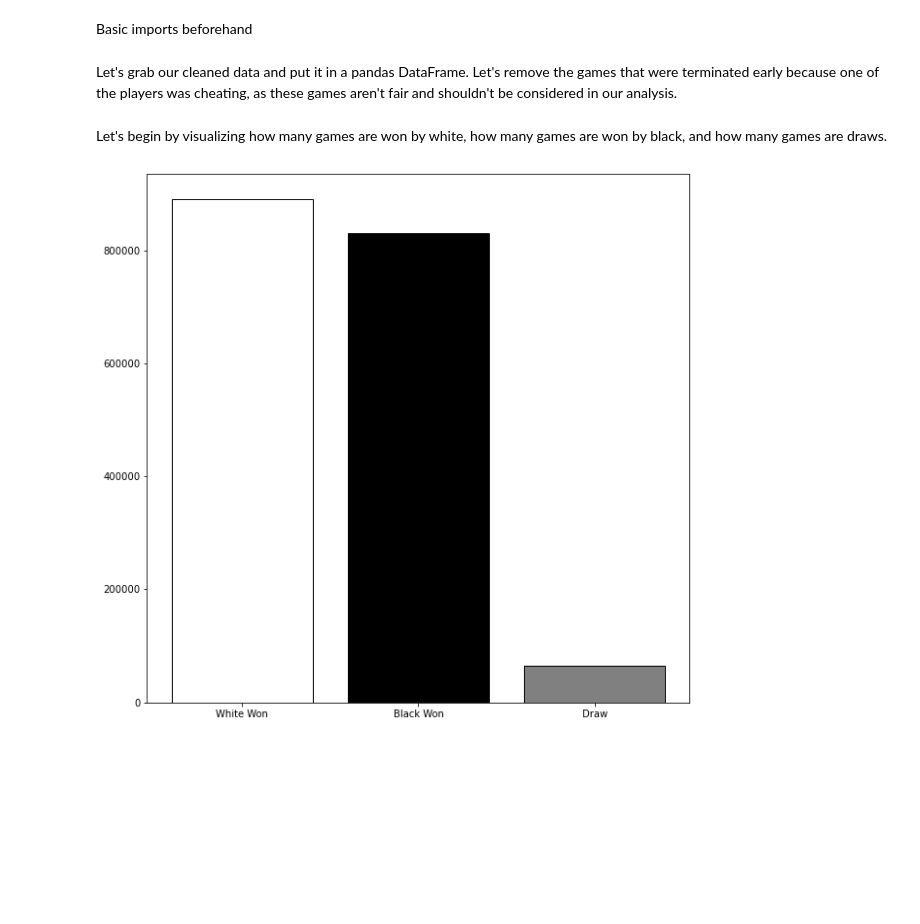
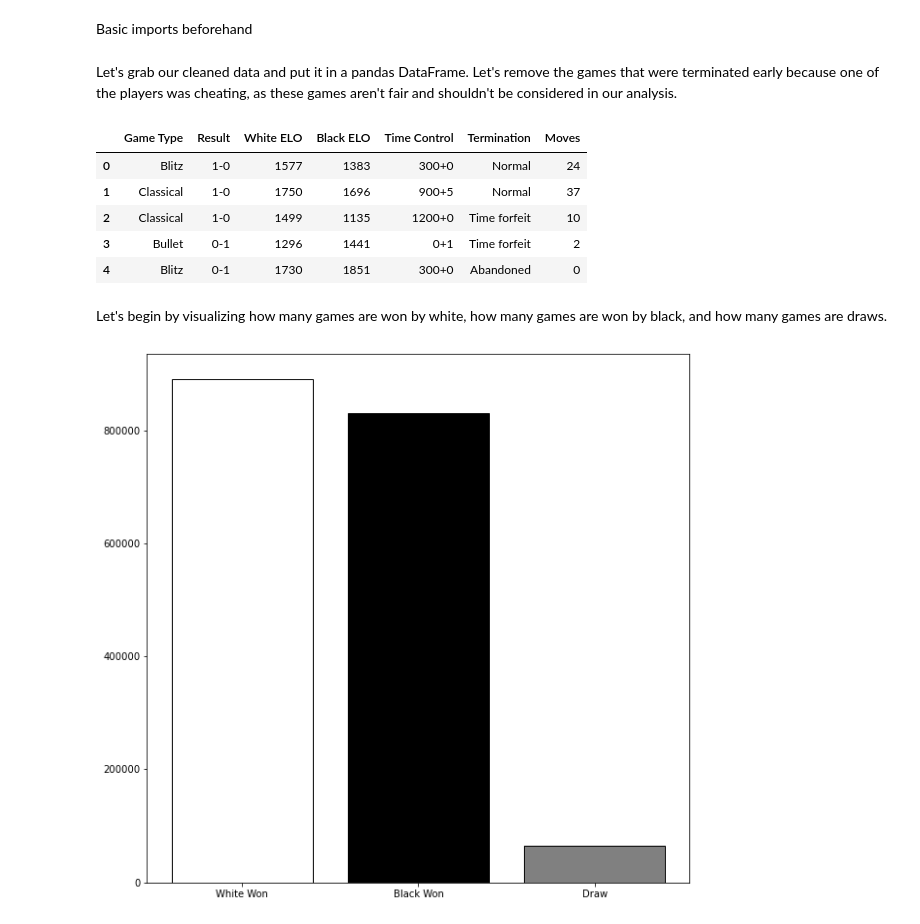
Before and after one commit to silas-wunder/Data-Wrangling-Final-Project, a Jupyter notebook: data_analysis.ipynb, the cells around one changed output. Cells and saved outputs as stored; diff of their text form; code cells hidden in the pictures; blank space fills up the shorter version.

```diff
--- a/data_analysis.ipynb
+++ b/data_analysis.ipynb
@@ -10,7 +10,15 @@ Let's grab our cleaned data and put it in a pandas DataFrame. Let's remove the g
 # %%
 data = pd.read_pickle('./Chess_Data.pickle').astype({'Game Type': 'category', 'Result': 'category', 'White ELO': 'uint16', 'Black ELO': 'uint16', 'Time Control': 'string', 'Termination': 'category', 'Moves': 'uint8'})
 # drop any game that terminated with 'rules infraction'
 data.drop(data.loc[data['Termination'] == 'Rules infraction'].index, inplace=True)
+data.head()
+# %% [output]
+|  | Game Type | Result | White ELO | Black ELO | Time Control | Termination | Moves |
+| 0 | Blitz | 1-0 | 1577 | 1383 | 300+0 | Normal | 24 |
+| 1 | Classical | 1-0 | 1750 | 1696 | 900+5 | Normal | 37 |
+| 2 | Classical | 1-0 | 1499 | 1135 | 1200+0 | Time forfeit | 10 |
+| 3 | Bullet | 0-1 | 1296 | 1441 | 0+1 | Time forfeit | 2 |
+| 4 | Blitz | 0-1 | 1730 | 1851 | 300+0 | Abandoned | 0 |
 # %% [markdown]
 Let's begin by visualizing how many games are won by white, how many games are won by black, and how many games are draws.
 # %%
```
Also changed, not shown: parts of 5 cells of this notebook.
